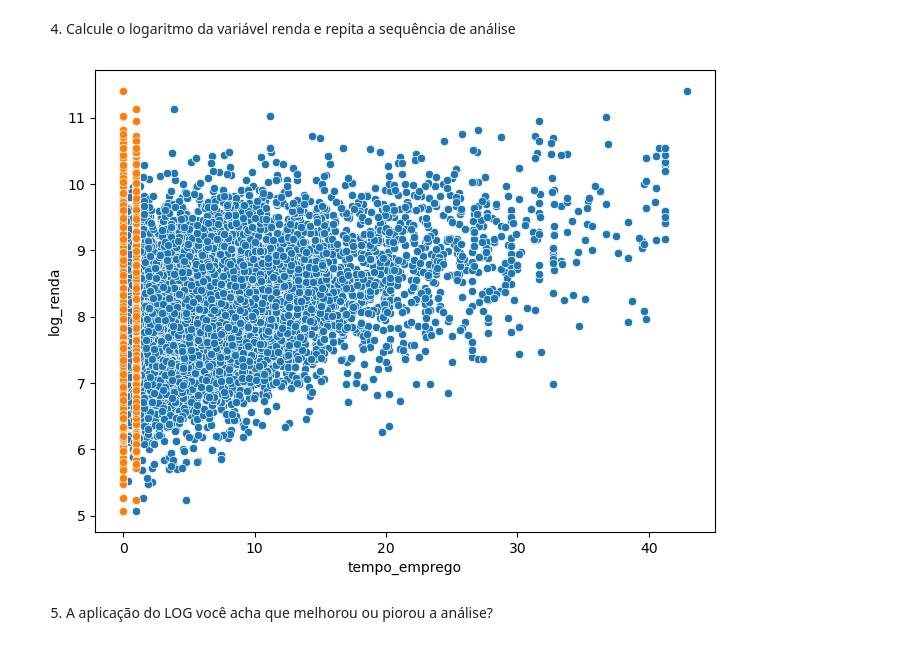
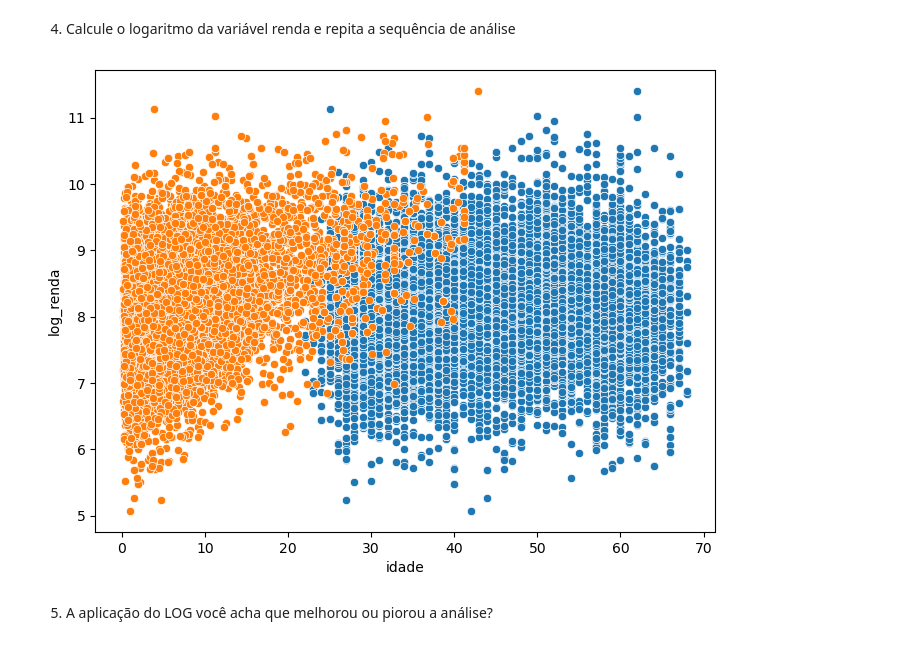
Before and after one commit to rr-mochiccino/ebac-datascience, a Jupyter notebook: Modulo10Ex01.ipynb, the cells around one changed output. Saved outputs shown, nothing was run; the diff lists cells and outputs as text; code cells hidden in the pictures.

```diff
--- a/Modulo10Ex01.ipynb
+++ b/Modulo10Ex01.ipynb
@@ -69,11 +69,12 @@ dados_c = dados.copy()
 dados_c["log_renda"] = np.log(dados_c["renda"])
 # %%
 plt.figure(figsize=(8, 6))
+sns.scatterplot(data=dados_c, y='log_renda', x="idade")
 sns.scatterplot(data=dados_c, y='log_renda', x="tempo_emprego")
-sns.scatterplot(data=dados_c, y='log_renda', x="posse_de_veiculo")
+
 plt.show()
 # %% [output]
-[figure, old version]
+[figure, new version]
 # %% [markdown]
 5) A aplicação do LOG você acha que melhorou ou piorou a análise?
 # %% [markdown]
```
Also changed, not shown: parts of 1 cell of this notebook.
